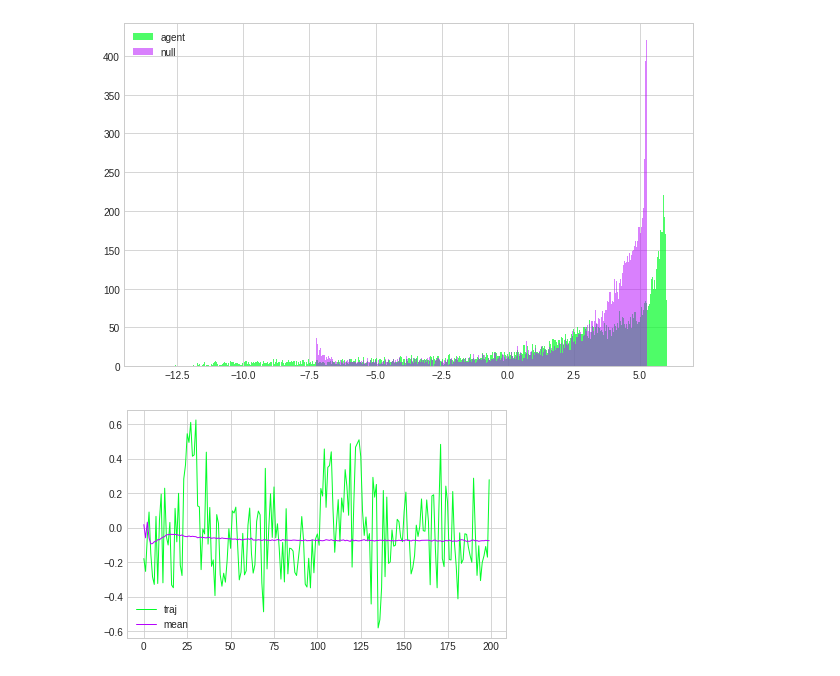
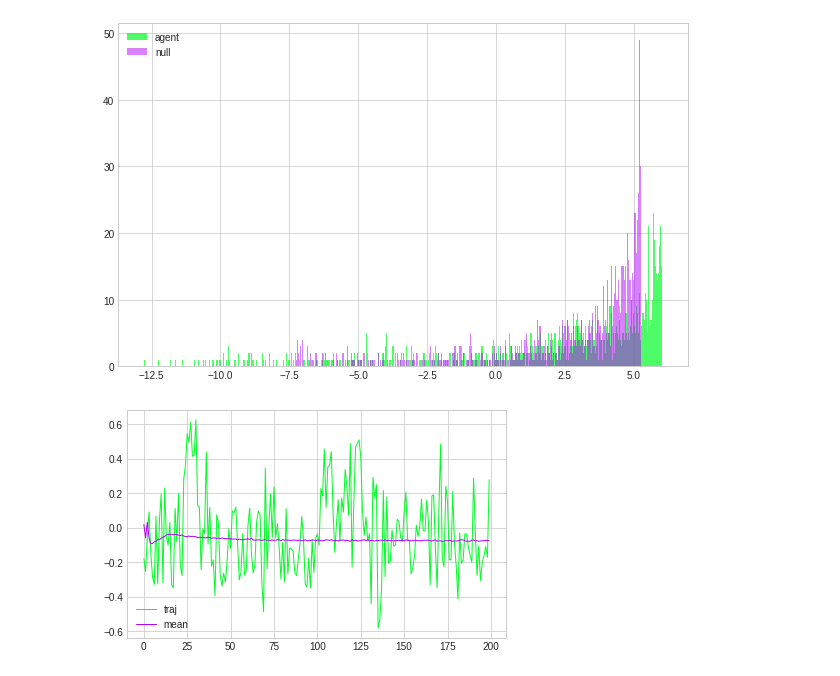
Before and after one commit to AleFalla/Fisher_RL_feedback, a Jupyter notebook: Fisher_nocost/Untitled4.ipynb, the cells around one changed output. Drawn from its saved outputs; the diff is of its cells as text; code cells hidden in the pictures.

```diff
--- a/Fisher_nocost/Untitled4.ipynb
+++ b/Fisher_nocost/Untitled4.ipynb
@@ -69,18 +69,18 @@ a2=.4
 plt.style.use(['seaborn-whitegrid'])#(['Solarize_Light2'])
 # %%
 import pandas as pd
-Data_01_agent=pd.read_json('./Fisher_nocost/dati2/data_meanbootm1000_agent1_N1000_t200000.json')
-Data_01_null=pd.read_json('./Fisher_nocost/dati2/data_meanbootm1000_benchnull_1_N1000_t200000.json')
-Data_01_noise=pd.read_json('./Fisher_nocost/dati2/data_meanbootm1000_benchnoise_1_N1000_t200000.json')
-Data_01_dumb=pd.read_json('./Fisher_nocost/dati2/data_meanbootm1000_benchdumb_1_N1000_t200000.json')
-Data_05_agent=pd.read_json('./Fisher_nocost/dati2/data_meanbootm1000_agent5_N1000_t200000.json')
-Data_05_null=pd.read_json('./Fisher_nocost/dati2/data_meanbootm1000_benchnull_5_N1000_t200000.json')
-Data_05_noise=pd.read_json('./Fisher_nocost/dati2/data_meanbootm1000_benchnoise_5_N1000_t200000.json')
-Data_05_dumb=pd.read_json('./Fisher_nocost/dati2/data_meanbootm1000_benchdumb_5_N1000_t200000.json')
-Data_09_agent=pd.read_json('./Fisher_nocost/dati2/data_meanbootm1000_agent9_N1000_t200000.json')
-Data_09_null=pd.read_json('./Fisher_nocost/dati2/data_meanbootm1000_benchnull_9_N1000_t200000.json')
-Data_09_noise=pd.read_json('./Fisher_nocost/dati2/data_meanbootm1000_benchnoise_9_N1000_t200000.json')
-Data_09_dumb=pd.read_json('./Fisher_nocost/dati2/data_meanbootm1000_benchdumb_9_N1000_t200000.json')
+Data_01_agent=pd.read_json('./dati2/data_meanbootm1000_agent1_N1000_t200000.json')
+Data_01_null=pd.read_json('./dati2/data_meanbootm1000_benchnull_1_N1000_t200000.json')
+Data_01_noise=pd.read_json('./dati2/data_meanbootm1000_benchnoise_1_N1000_t200000.json')
+Data_01_dumb=pd.read_json('./dati2/data_meanbootm1000_benchdumb_1_N1000_t200000.json')
+Data_05_agent=pd.read_json('./dati2/data_meanbootm1000_agent5_N1000_t200000.json')
+Data_05_null=pd.read_json('./dati2/data_meanbootm1000_benchnull_5_N1000_t200000.json')
+Data_05_noise=pd.read_json('./dati2/data_meanbootm1000_benchnoise_5_N1000_t200000.json')
+Data_05_dumb=pd.read_json('./dati2/data_meanbootm1000_benchdumb_5_N1000_t200000.json')
+Data_09_agent=pd.read_json('./dati2/data_meanbootm1000_agent9_N1000_t200000.json')
+Data_09_null=pd.read_json('./dati2/data_meanbootm1000_benchnull_9_N1000_t200000.json')
+Data_09_noise=pd.read_json('./dati2/data_meanbootm1000_benchnoise_9_N1000_t200000.json')
+Data_09_dumb=pd.read_json('./dati2/data_meanbootm1000_benchdumb_9_N1000_t200000.json')
 # %%
 def bootstrap_int(data):#input must be the series turned to array, for example data=np.array(Data_09_dumb['Fisher_Cl'].to_list())
     d=len(data[0])
@@ -524,4 +553,5 @@ plt.tight_layout()
 # %%
+#qui invece si fanno gli istogrammi dei decibel sulle traiettorie per istante fissato i
 plt.rcParams['figure.figsize'] = figsize(1.5)
 
 i=199
@@ -536,7 +566,7 @@ r_1=np.array(Data_09_null['r_1'].to_list())
 tempo2=[]
 min=[]
 
-for j in range(0,10000):
+for j in range(0,1000):
 
     sc=np.array([[sc_00[i,j],sc_01[i,j]],[sc_10[i,j],sc_11[i,j]]])
     r=np.array([r_0[i,j],r_1[i,j]])
@@ -545,33 +575,33 @@ for j in range(0,10000):
     tmp=R@sc@(R.T)
     tempo2.append(tmp[1,1])
 
 sc_00=np.array(Data_09_agent['sc_00'].to_list())
 sc_01=np.array(Data_09_agent['sc_01'].to_list())
 sc_10=np.array(Data_09_agent['sc_10'].to_list())
 sc_11=np.array(Data_09_agent['sc_11'].to_list())
 r_0=np.array(Data_09_agent['r_0'].to_list())
 r_1=np.array(Data_09_agent['r_1'].to_list())
 
 tempo=[]
 
-for j in range(0,10000):
+for j in range(0,1000):
 
     sc=np.array([[sc_00[i,j],sc_01[i,j]],[sc_10[i,j],sc_11[i,j]]])
     r=np.array([r_0[i,j],r_1[i,j]])
     phi=np.arctan(r[1]/(r[0]))
     R=np.array([[np.cos(-phi),-np.sin(-phi)],[np.sin(-phi),np.cos(-phi)]])
     tmp=R@sc@(R.T)
     tempo.append(tmp[1,1])
 tempo=-10*np.log10(tempo)
 tempo2=-10*np.log10(tempo2)
 bins=np.histogram(np.hstack((tempo,tempo2)), bins=500)[1] #get the bin edges
 plt.hist(tempo, bins,alpha=0.7,label='agent')
 plt.hist(tempo2, bins,alpha=0.5,label='null')
 leg = plt.legend(prop={'size': 10})
 text=leg.get_texts()
 #plt.xlim([3,6.5])
 #plt.ylim([0,250])
 #plt.tightlayout()
 # %% [output]
-[figure, old version]
+[figure, new version]
 # %%
```
Also changed, not shown: parts of 12 cells of this notebook.
